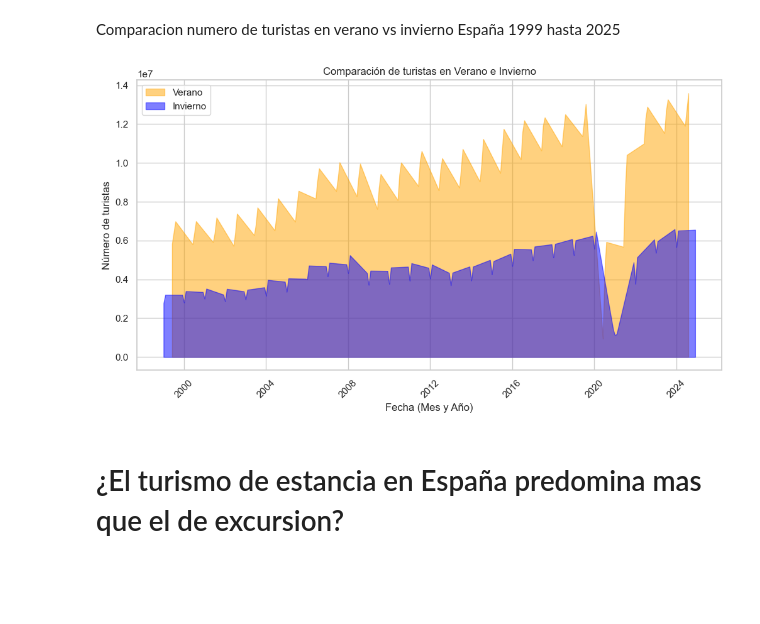
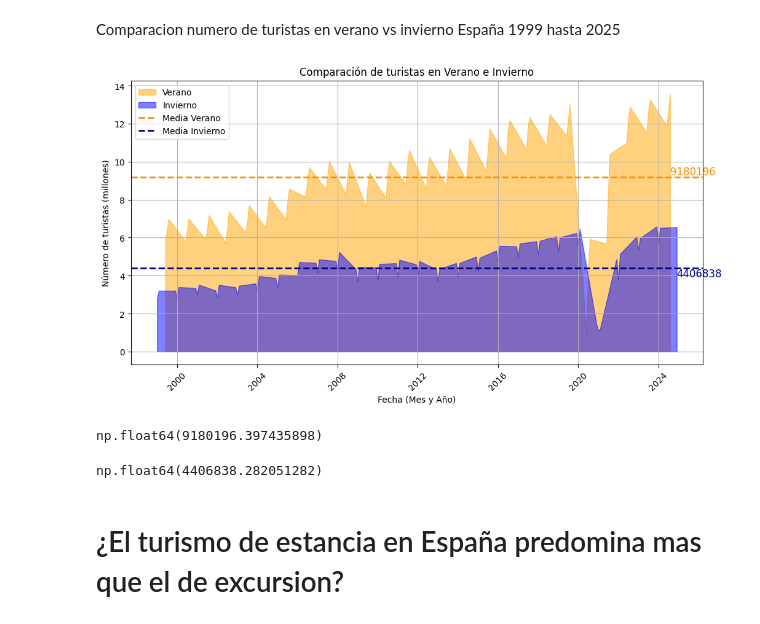
Before and after one commit to Cristianvas198/EDA_Turismo, a Jupyter notebook: src/memoria.ipynb, the cells around one changed output. Cells and saved outputs as stored; diff of their text form; code cells hidden in the pictures; blank space fills up the shorter version.

```diff
--- a/src/memoria.ipynb
+++ b/src/memoria.ipynb
@@ -310,25 +341,41 @@ Comparacion numero de turistas en verano vs invierno España 1999 hasta 2025
 # %%
 verano_nacional.index = verano_nacional.index.to_timestamp()
 invierno_nacional.index = invierno_nacional.index.to_timestamp()
+media_verano = verano_nacional["Nacional"].mean()
+media_invierno = invierno_nacional["Nacional"].mean()
 plt.figure(figsize=(12, 6))
 
 # Graficar con área rellena para verano
 plt.fill_between(verano_nacional.index, verano_nacional["Nacional"], color="orange", alpha=0.5, label="Verano")
+plt.text(verano_nacional.index[-1], media_verano, f"{media_verano:.0f}", color="darkorange", fontsize=12, verticalalignment='bottom')
 
 # Graficar con área rellena para invierno
 plt.fill_between(invierno_nacional.index, invierno_nacional["Nacional"], color="blue", alpha=0.5, label="Invierno")
+plt.text(invierno_nacional.index[-1], media_invierno, f"{media_invierno:.0f}", color="darkblue", fontsize=12, verticalalignment='top')
+
+# Graficar la media para verano e invierno
+plt.axhline(y=media_verano, color="darkorange", linestyle="dashed", linewidth=2, label="Media Verano")
+plt.axhline(y=media_invierno, color="darkblue", linestyle="dashed", linewidth=2, label="Media Invierno")
 
 # Personalizar la gráfica
 plt.xlabel("Fecha (Mes y Año)")
-plt.ylabel("Número de turistas")
+plt.ylabel("Número de turistas (millones)")
 plt.title("Comparación de turistas en Verano e Invierno")
+plt.gca().set_yticklabels([f'{int(y/1e6)}' for y in plt.gca().get_yticks()])
 plt.legend()
 plt.xticks(rotation=45)
 plt.grid(True)
-
 plt.show()
 # %% [output]
-[figure, old version]
+[figure, new version]
+# %%
+media_verano
+# %% [output]
+np.float64(9180196.397435898)
+# %%
+media_invierno
+# %% [output]
+np.float64(4406838.282051282)
 # %% [markdown]
 # ¿El turismo de estancia en España predomina mas que el de excursion?
 # %% [markdown]
```
Also changed, not shown: parts of 11 cells of this notebook, 5 other files.
